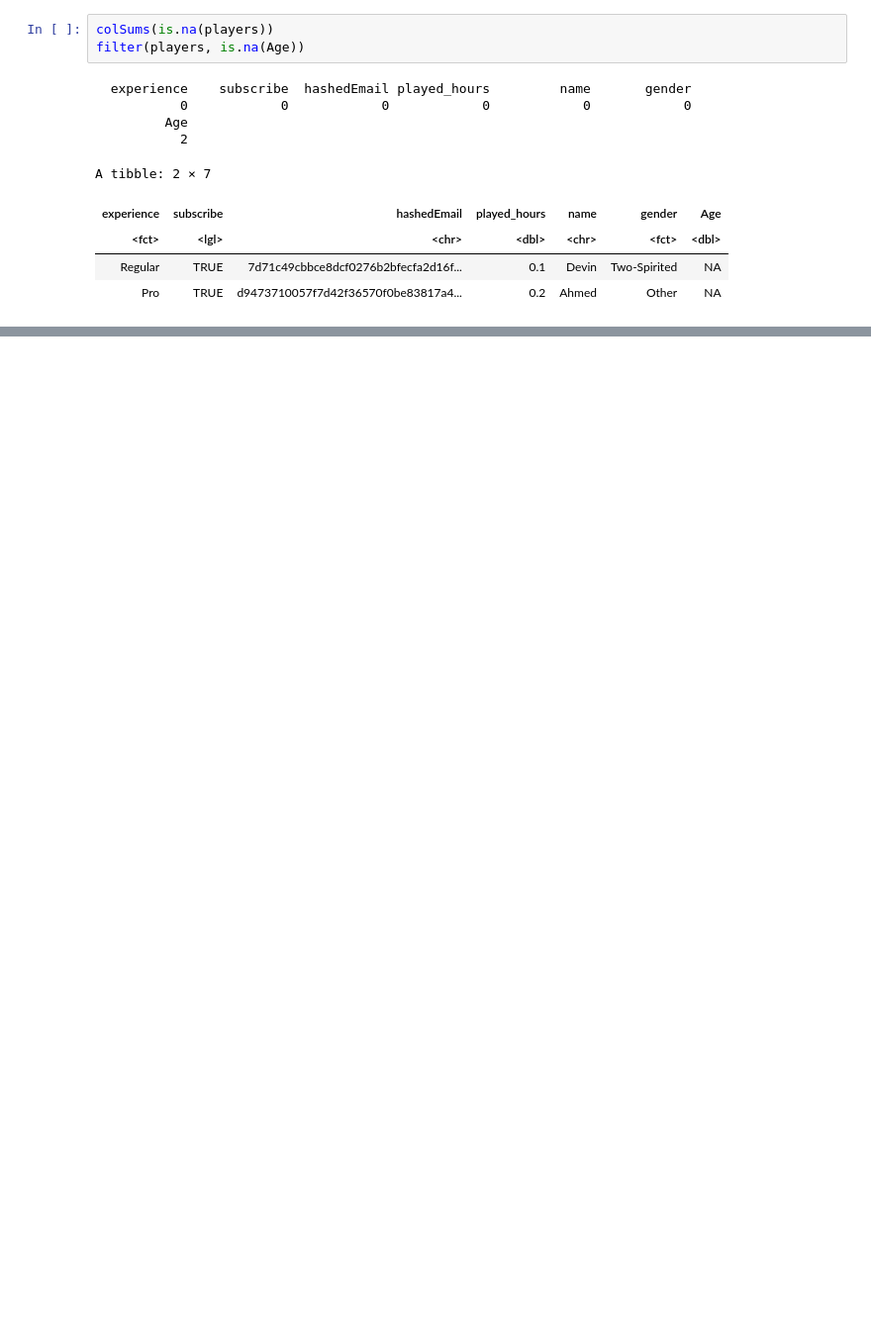
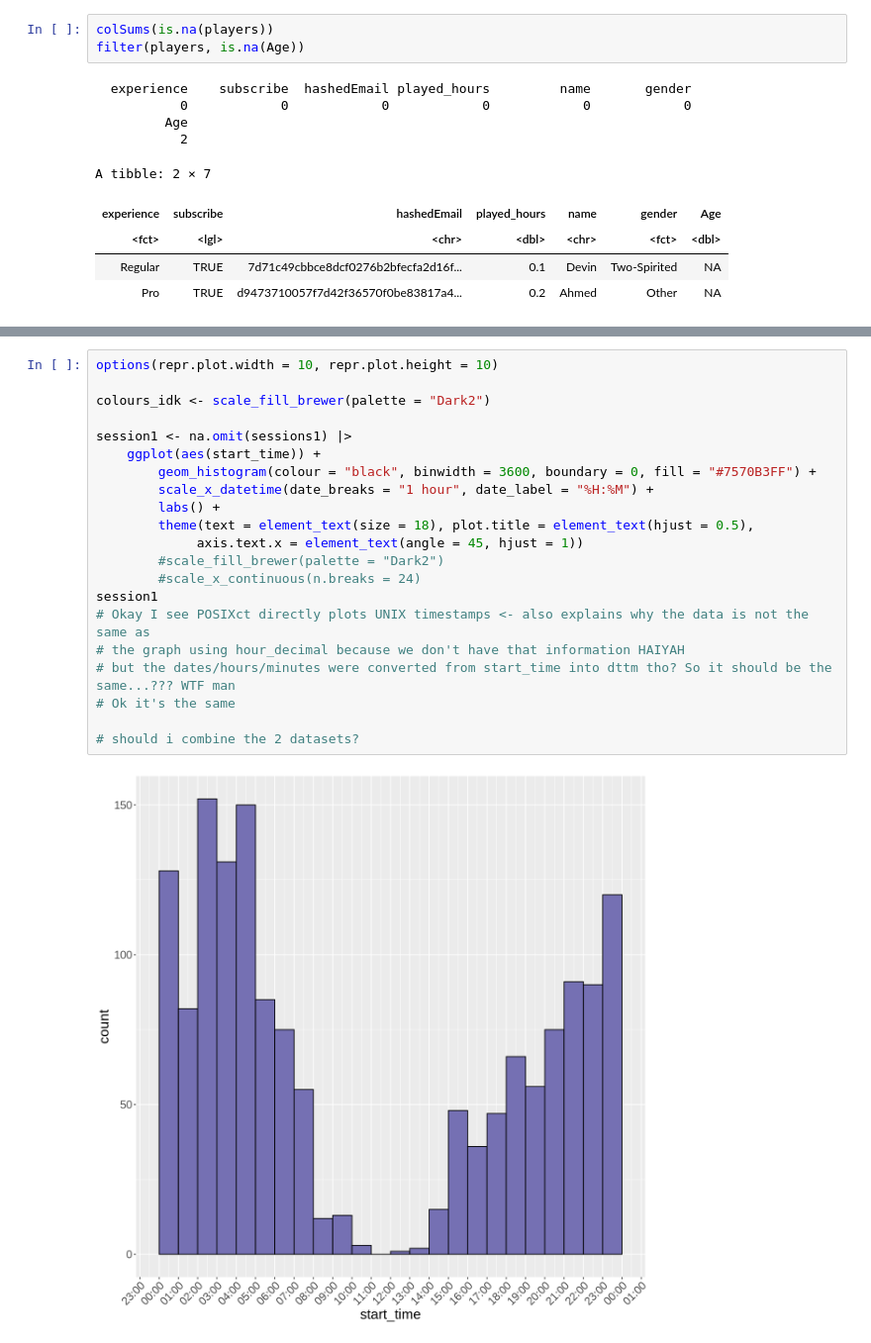
Before and after one commit to achen45-png/toy_ds_project, a Jupyter notebook: ds_indv_project.ipynb, the cells around one changed output, grey strips where cells are left out. Shown at 99% size. Drawn from its saved outputs; the diff is of its cells as text; blank space fills up the shorter version.

```diff
--- a/ds_indv_project.ipynb
+++ b/ds_indv_project.ipynb
@@ -244,0 +352,23 @@ player_age
+# %%
+options(repr.plot.width = 10, repr.plot.height = 10)
+
+colours_idk <- scale_fill_brewer(palette = "Dark2")
+
+session1 <- na.omit(sessions1) |>
+    ggplot(aes(start_time)) +
+        geom_histogram(colour = "black", binwidth = 3600, boundary = 0, fill = "#7570B3FF") +
+        scale_x_datetime(date_breaks = "1 hour", date_label = "%H:%M") +
+        labs() +
+        theme(text = element_text(size = 18), plot.title = element_text(hjust = 0.5),
+             axis.text.x = element_text(angle = 45, hjust = 1))
+        #scale_fill_brewer(palette = "Dark2")
+        #scale_x_continuous(n.breaks = 24)
+session1
+# Okay I see POSIXct directly plots UNIX timestamps <- also explains why the data is not the same as
+# the graph using hour_decimal because we don't have that information HAIYAH
+# but the dates/hours/minutes were converted from start_time into dttm tho? So it should be the same...??? WTF man
+# Ok it's the same
+
+# should i combine the 2 datasets?
+# %% [output]
+[figure, added]
```
Also changed, not shown: parts of 11 cells of this notebook.
